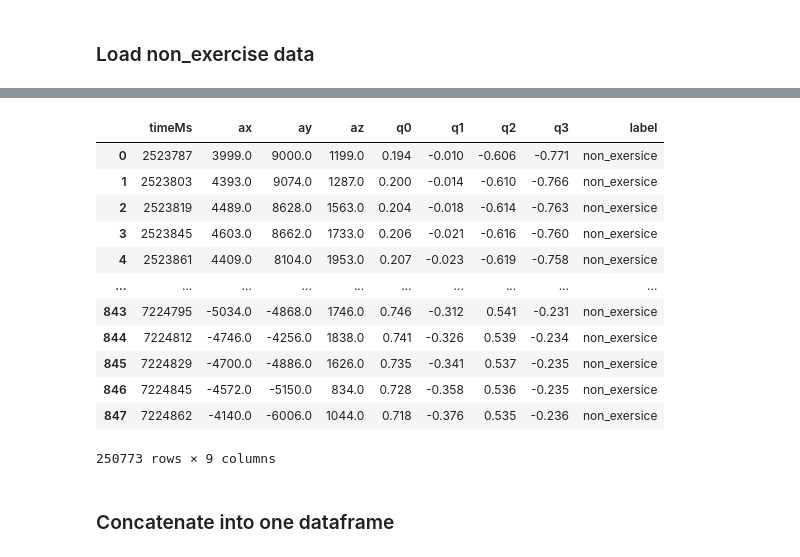
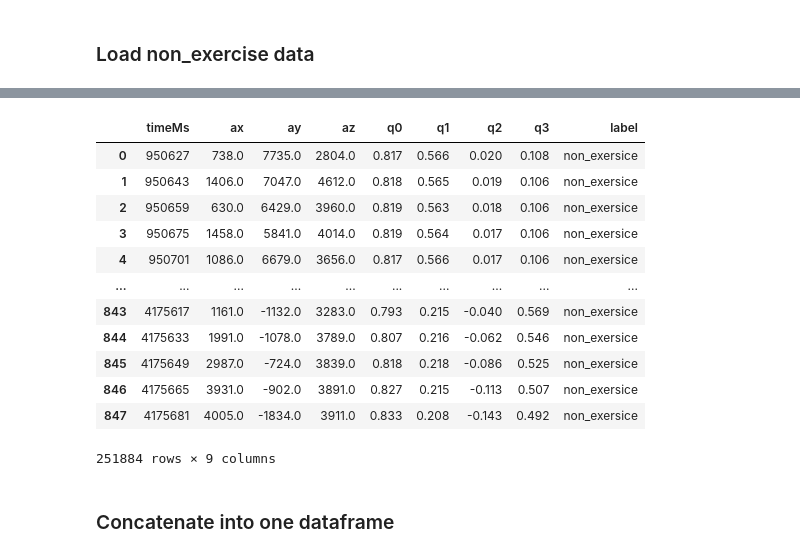
Before and after one commit to jlopez0501/gestures-trainer-classifier, a Jupyter notebook: notebooks/train_model.ipynb, the cells around one changed output, grey strips where cells are left out. Cells and saved outputs as stored; diff of their text form; code cells hidden in the pictures.

```diff
--- a/notebooks/train_model.ipynb
+++ b/notebooks/train_model.ipynb
@@ -136,21 +139,21 @@ print(len(non_excersise_files))
 # %%
-completedf_non_exersice_press = load_and_label_data(non_excersise_files[:300], 'non_exersice')
+completedf_non_exersice = load_and_label_data(non_excersise_files, 'non_exersice')
 # %%
-completedf_non_exersice_press
+completedf_non_exersice
 # %% [output]
 |  | timeMs | ax | ay | az | q0 | q1 | q2 | q3 | label |
-| 0 | 2523787 | 3999.0 | 9000.0 | 1199.0 | 0.194 | -0.010 | -0.606 | -0.771 | non_exersice |
-| 1 | 2523803 | 4393.0 | 9074.0 | 1287.0 | 0.200 | -0.014 | -0.610 | -0.766 | non_exersice |
-| 2 | 2523819 | 4489.0 | 8628.0 | 1563.0 | 0.204 | -0.018 | -0.614 | -0.763 | non_exersice |
-| 3 | 2523845 | 4603.0 | 8662.0 | 1733.0 | 0.206 | -0.021 | -0.616 | -0.760 | non_exersice |
-| 4 | 2523861 | 4409.0 | 8104.0 | 1953.0 | 0.207 | -0.023 | -0.619 | -0.758 | non_exersice |
+| 0 | 950627 | 738.0 | 7735.0 | 2804.0 | 0.817 | 0.566 | 0.020 | 0.108 | non_exersice |
+| 1 | 950643 | 1406.0 | 7047.0 | 4612.0 | 0.818 | 0.565 | 0.019 | 0.106 | non_exersice |
+| 2 | 950659 | 630.0 | 6429.0 | 3960.0 | 0.819 | 0.563 | 0.018 | 0.106 | non_exersice |
+| 3 | 950675 | 1458.0 | 5841.0 | 4014.0 | 0.819 | 0.564 | 0.017 | 0.106 | non_exersice |
+| 4 | 950701 | 1086.0 | 6679.0 | 3656.0 | 0.817 | 0.566 | 0.017 | 0.106 | non_exersice |
 | ... | ... | ... | ... | ... | ... | ... | ... | ... | ... |
-| 843 | 7224795 | -5034.0 | -4868.0 | 1746.0 | 0.746 | -0.312 | 0.541 | -0.231 | non_exersice |
-| 844 | 7224812 | -4746.0 | -4256.0 | 1838.0 | 0.741 | -0.326 | 0.539 | -0.234 | non_exersice |
-| 845 | 7224829 | -4700.0 | -4886.0 | 1626.0 | 0.735 | -0.341 | 0.537 | -0.235 | non_exersice |
-| 846 | 7224845 | -4572.0 | -5150.0 | 834.0 | 0.728 | -0.358 | 0.536 | -0.235 | non_exersice |
-| 847 | 7224862 | -4140.0 | -6006.0 | 1044.0 | 0.718 | -0.376 | 0.535 | -0.236 | non_exersice |
+| 843 | 4175617 | 1161.0 | -1132.0 | 3283.0 | 0.793 | 0.215 | -0.040 | 0.569 | non_exersice |
+| 844 | 4175633 | 1991.0 | -1078.0 | 3789.0 | 0.807 | 0.216 | -0.062 | 0.546 | non_exersice |
+| 845 | 4175649 | 2987.0 | -724.0 | 3839.0 | 0.818 | 0.218 | -0.086 | 0.525 | non_exersice |
+| 846 | 4175665 | 3931.0 | -902.0 | 3891.0 | 0.827 | 0.215 | -0.113 | 0.507 | non_exersice |
+| 847 | 4175681 | 4005.0 | -1834.0 | 3911.0 | 0.833 | 0.208 | -0.143 | 0.492 | non_exersice |
-250773 rows × 9 columns
+251884 rows × 9 columns
 # %% [markdown]
 ### Concatenate into one dataframe
 # %%
```
Also changed, not shown: parts of 39 cells of this notebook, 1 other file.
